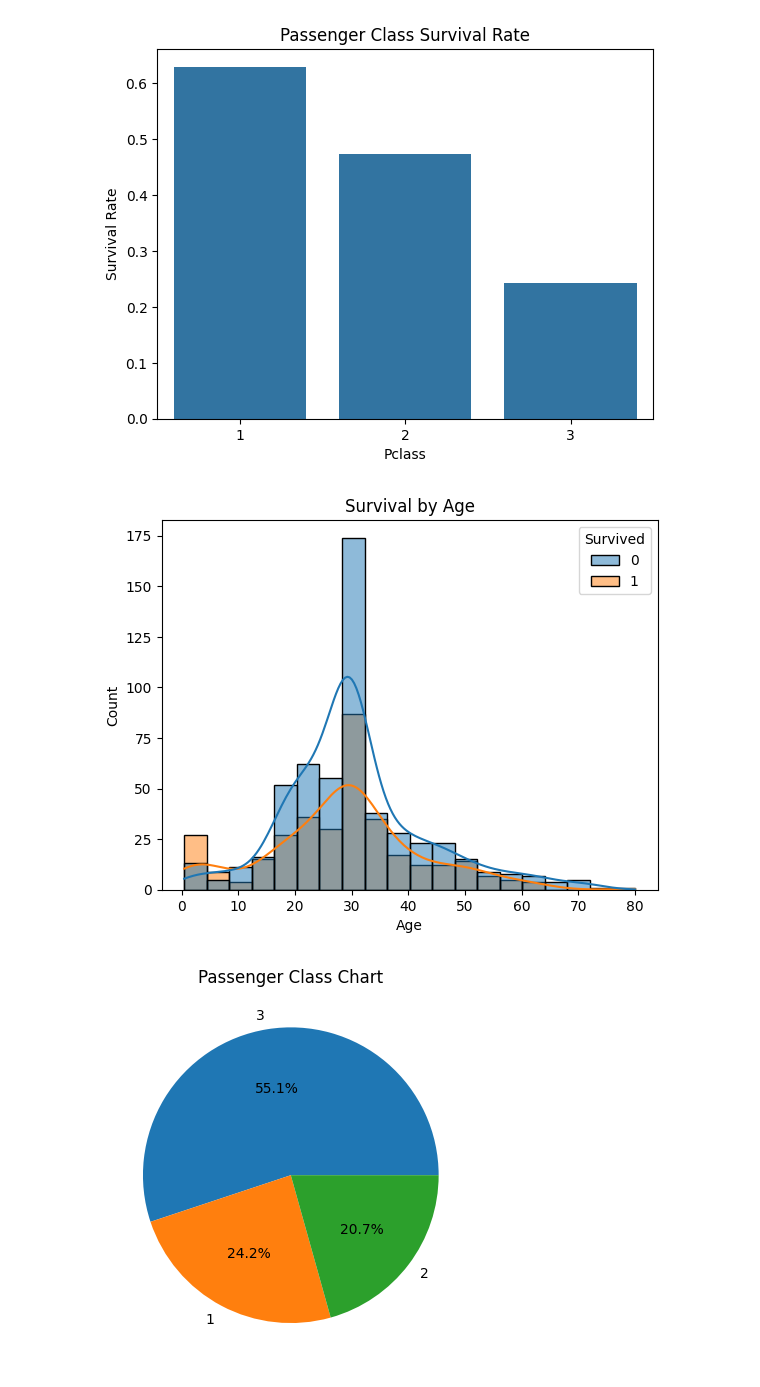
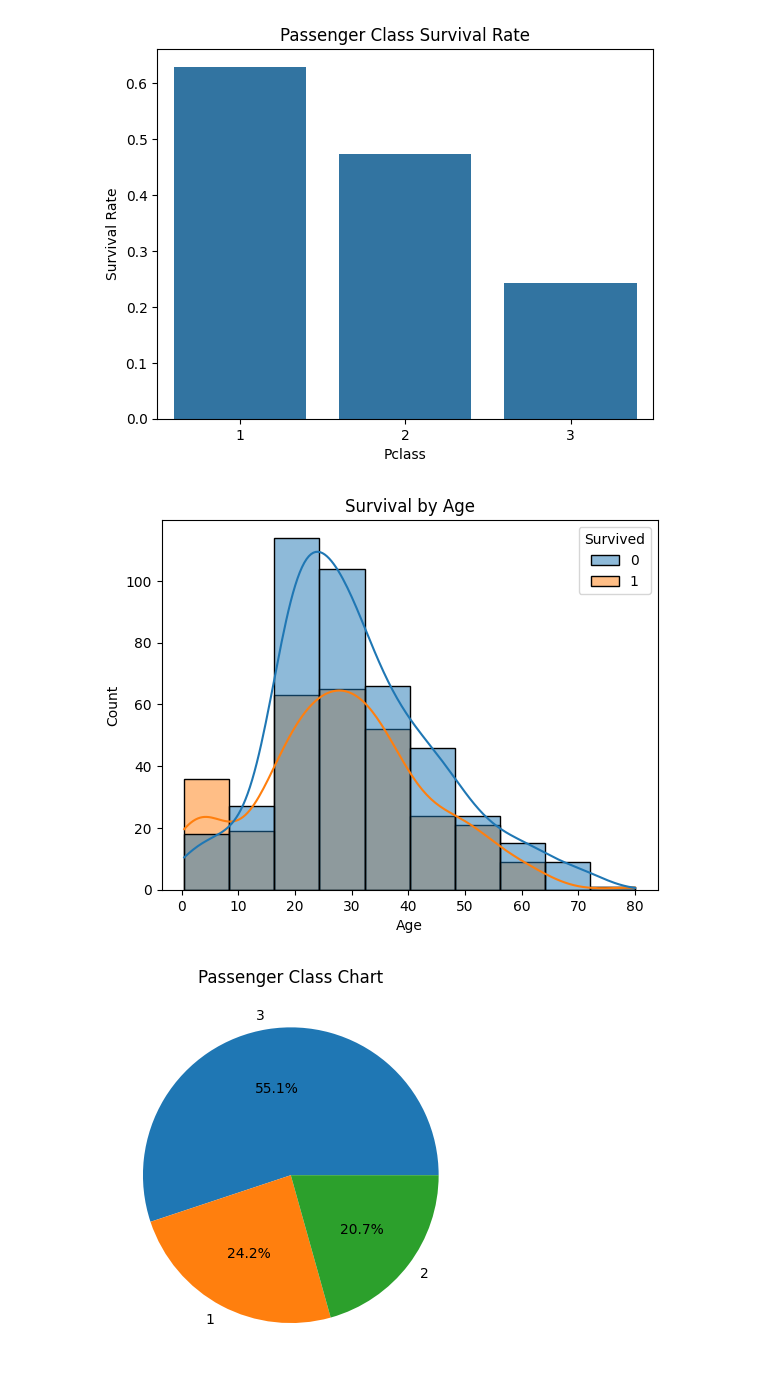
Before and after one commit to srj3777/TitanicDataAnalyis, a Jupyter notebook: TitanicDataAnalysis.ipynb, the cells around one changed output. Saved outputs shown, nothing was run; the diff lists cells and outputs as text; code cells hidden in the pictures.

```diff
--- a/TitanicDataAnalysis.ipynb
+++ b/TitanicDataAnalysis.ipynb
@@ -84,7 +86,7 @@ df.isna().sum()
 df.drop(columns=["Cabin"], inplace=True) # Droping this column since too many missing value
 # %%
 df.isna().sum()
-df["Embarked"] =df['Embarked'].fillna(df['Embarked'].mode()[0], inplace=True)
+df["Embarked"] = df["Embarked"].fillna(df["Embarked"].mode()[0])
 # %%
 women = df.loc[df.Sex == 'female']["Survived"]
 rate_women = sum(women)/len(women)
@@ -143,11 +145,11 @@ plt.show()
 # %% [output]
 [figure]
 # %%
-sns.histplot(data=df, x='Age', hue='Survived', bins=20, kde=True)
+sns.histplot(data=df, x='Age', hue='Survived', bins=10, kde=True)
 plt.title('Survival by Age')
 plt.show()
 # %% [output]
-[figure, old version]
+[figure, new version]
 # %%
 df['Pclass'].value_counts().plot(kind='pie', autopct='%1.1f%%')
 plt.title('Passenger Class Chart')
```
Also changed, not shown: parts of 2 cells of this notebook.
